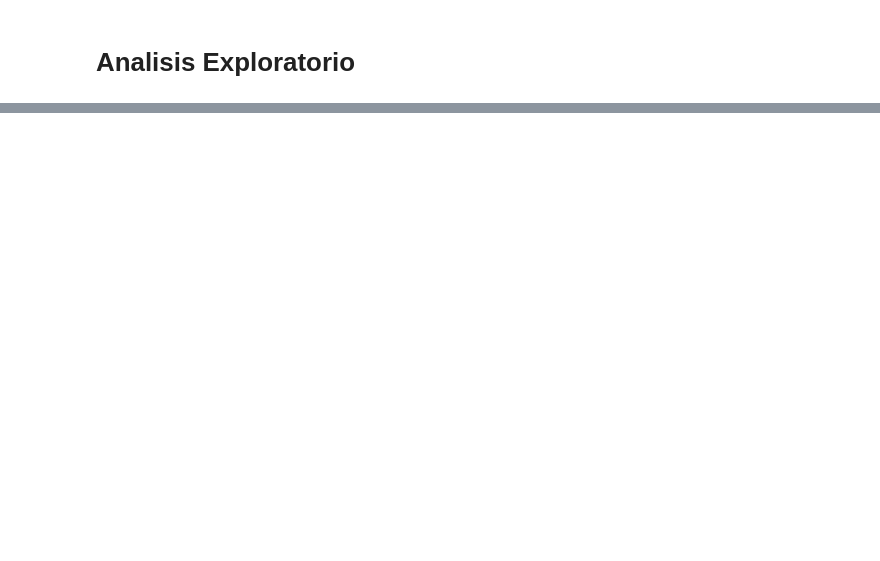
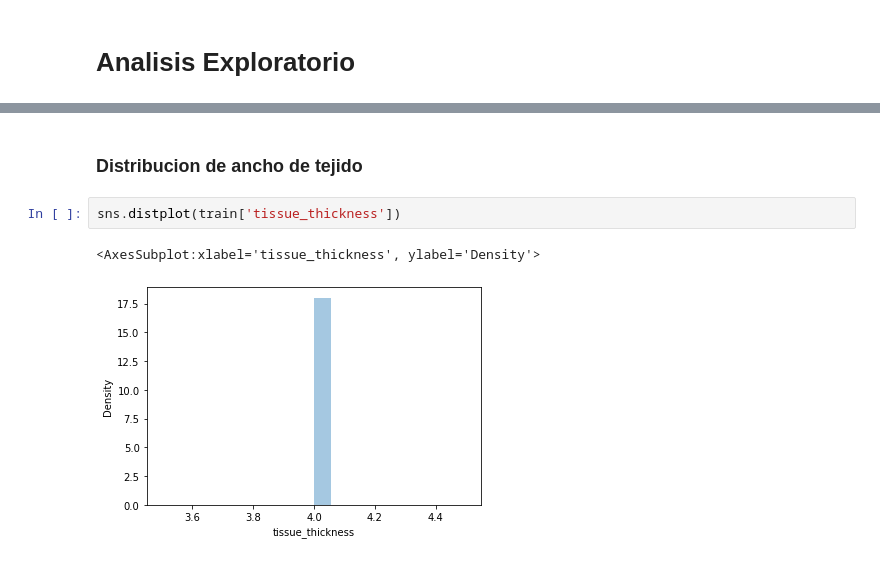
Before and after one commit to Bato007/PRJ2_DS, a Jupyter notebook: main.ipynb, the cells around one changed output, grey strips where cells are left out. Cells and saved outputs as stored; diff of their text form; blank space fills up the shorter version.

```diff
--- a/main.ipynb
+++ b/main.ipynb
@@ -33,0 +100,7 @@ for variable in train.columns:
+# %% [markdown]
+### Distribucion de ancho de tejido
+# %%
+sns.distplot(train['tissue_thickness'])
+# %% [output]
+<AxesSubplot:xlabel='tissue_thickness', ylabel='Density'>
+[figure, added]
```
Also changed, not shown: parts of 24 cells of this notebook.
